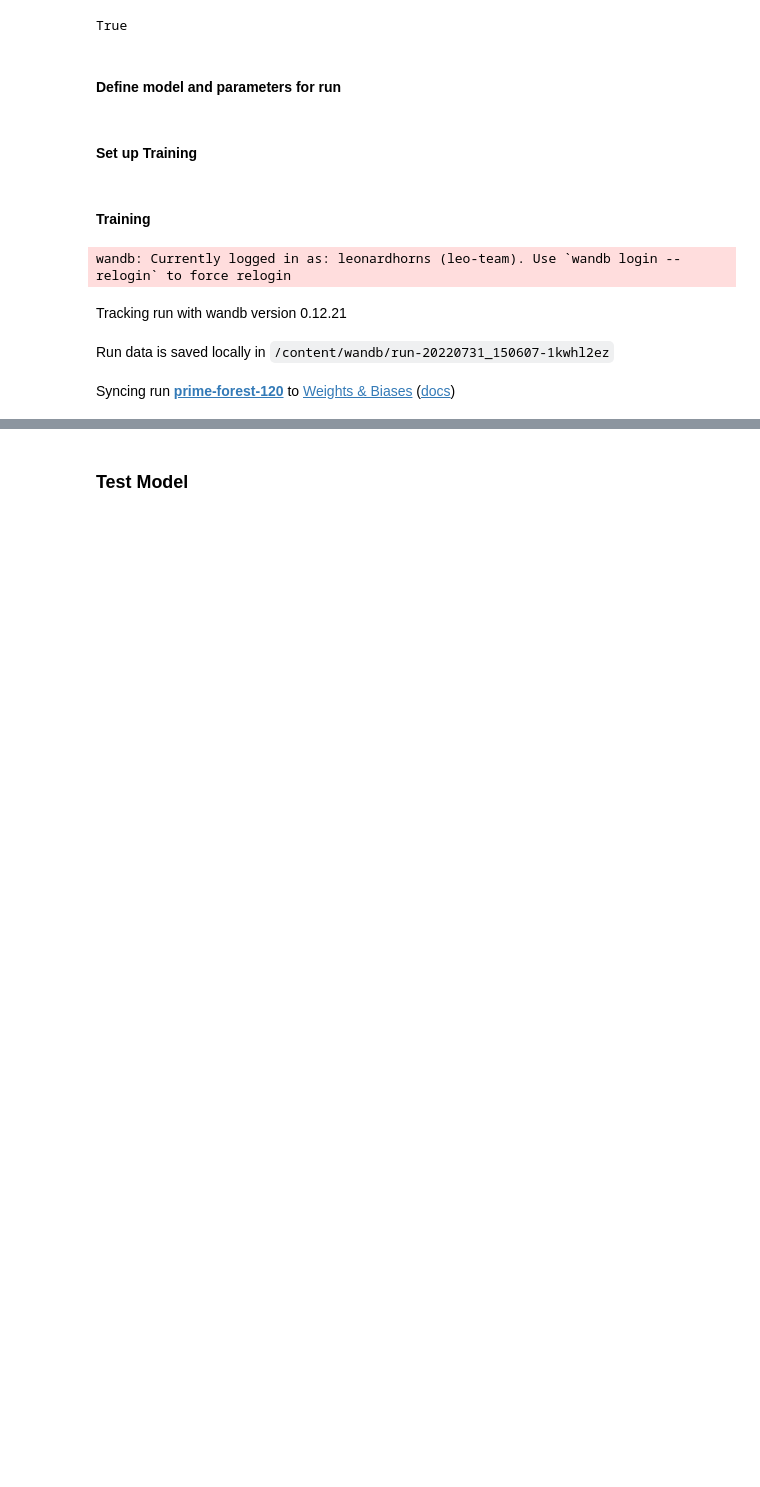
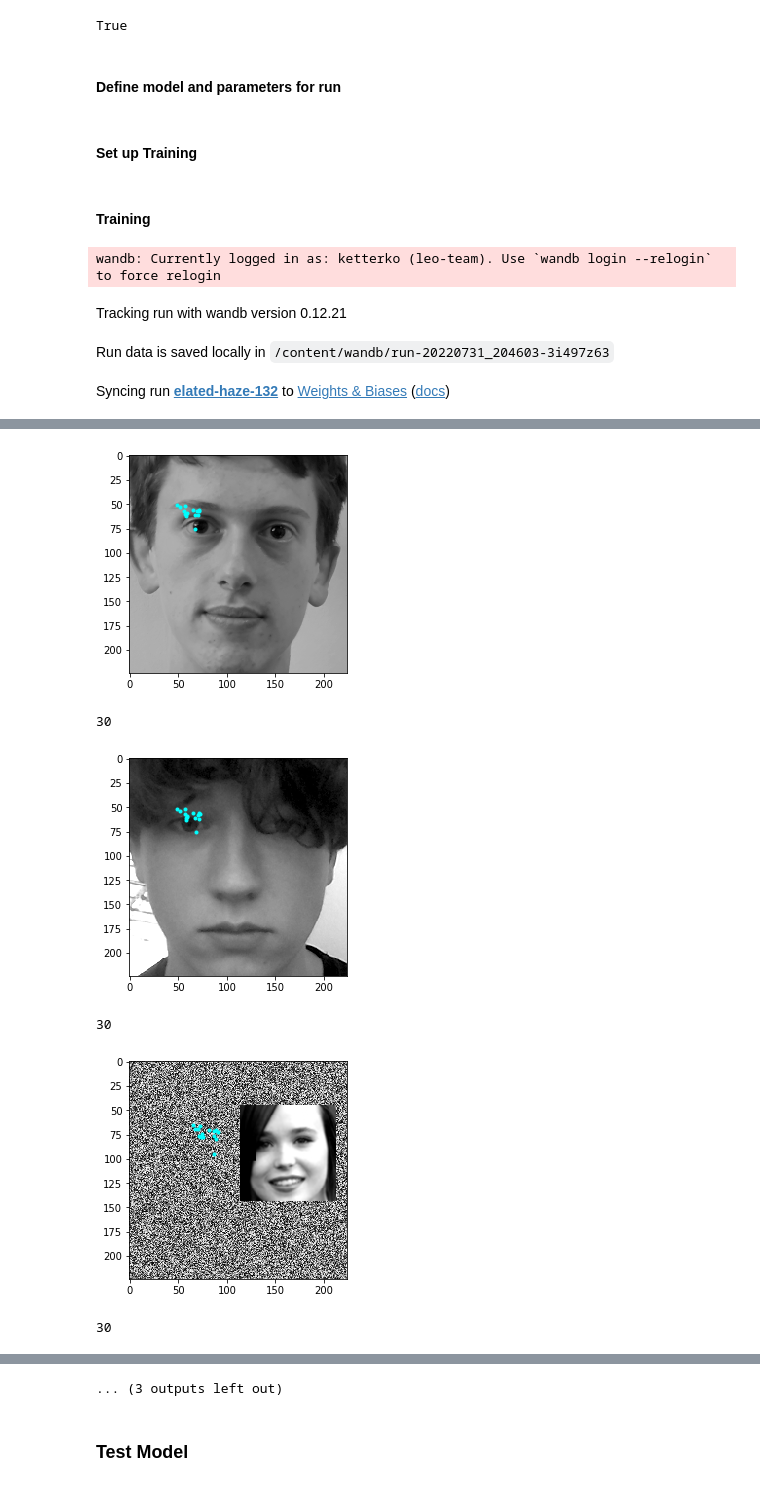
Before and after one commit to ko-redtruck/facial-landmark-detection, a Jupyter notebook: ResNet18_clean.ipynb, the cells around one changed output, grey strips where cells are left out. Cells and saved outputs as stored; diff of their text form; code cells hidden in the pictures; blank space fills up the shorter version.

```diff
--- a/ResNet18_clean.ipynb
+++ b/ResNet18_clean.ipynb
@@ -219,7 +248,7 @@ True
 # %%
 NET = "ResNet18"
 FC_LAYER = "Lin-ReLu-Lin"
-OPTIMIZER = "Adam"
+OPTIMIZER = "AdamW"
 LOSS = "MSE"
 EPOCHS = 200
 BATCH_SIZE = 400
@@ -229,7 +258,7 @@ WEIGHT_DECAY = 0.01
 # %%
 # Define parameter mappings
 from torchvision.models import resnet18
-from torch.optim import Adam
+from torch.optim import Adam, AdamW
 from torch import nn
 
 def add_fc(net, layer):
@@ -250,7 +279,9 @@ networks = {
 }
 
 optimizers = {
-    "Adam": Adam(networks[NET].parameters(), lr=LR, weight_decay=WEIGHT_DECAY)
+    "Adam": Adam(networks[NET].parameters(), lr=LR, weight_decay=WEIGHT_DECAY),
+    "AdamW" : AdamW(networks[NET].parameters(), lr=LR)
+
 }
 
 loss_functions = {
@@ -279,6 +310,9 @@ def get_data_loaders(images, labels, batch_size, test_data_split=0.1, num_worker
     return train_loader,test_loader
 # %%
 train_loader, test_loader = get_data_loaders(final_images, final_labels, batch_size=BATCH_SIZE, test_data_split=0.15, num_workers=num_workers)
+# %%
+from torch.optim.lr_scheduler import OneCycleLR
+scheduler = OneCycleLR(optimizer, max_lr=0.01, steps_per_epoch=len(train_loader), epochs=EPOCHS)
 # %% [markdown]
 #### Training
 # %%
@@ -289,11 +323,15 @@ def compute_loss(inputs, labels, net, loss_function):
     labels = labels.to(device())
 
     return loss_function(outputs, labels)
+# %%
+test_image = Image.open('test-photo-konsti.png')
+test_image_leo = Image.open('test-webcam-leo.png')
 # %%
 # Init wandb tracking
 wandb.init(project="facial-landmark-detection", entity="leo-team", config={"net": NET, "optimizer": OPTIMIZER, "final_layer": FC_LAYER, "epochs": EPOCHS, "batch_size": BATCH_SIZE, "lr": LR, "momentum": MOMENTUM, "weight decay" : WEIGHT_DECAY, "" : DATASET_AUGMENTATION_FACTOR})
 
-for epoch in range(EPOCHS):  # loop over the dataset multiple times
+# loop over the dataset multiple times
+for epoch in range(EPOCHS):
     # train model
     train_loss = 0.
     net.train()
@@ -305,9 +343,12 @@ for epoch in range(EPOCHS):  # loop over the dataset multiple times
         optimizer.zero_grad()
         loss.backward()
         optimizer.step()
+        scheduler.step()
 
     # average loss
     train_loss /= len(train_loader)
+
+    current_learning_rate = scheduler.get_last_lr()[0]
 
     # test model
     net.eval()
@@ -318,14 +359,20 @@ for epoch in range(EPOCHS):  # loop over the dataset multiple times
 
       test_loss /= len(test_loader)
 
+    if (epoch+1)%5==0:
+      plot_predicted_facial_landmarks(test_image)
+      plot_predicted_facial_landmarks(test_image_leo)
+      plot_predicated_faces(test_loader,3)
+
     # log error
-    print('epoch {}, train loss {}, test loss {}'.format(epoch+1, train_loss, test_loss))
+    print('epoch {}, train loss {}, test loss {}, learning rate {}'.format(epoch+1, train_loss, test_loss,current_learning_rate))
     wandb.log({
       "train_loss": train_loss,
       "test_loss": test_loss,
+      "learning_rate": current_learning_rate
     })
 # %% [output]
-wandb: Currently logged in as: leonardhorns (leo-team). Use `wandb login --relogin` to force relogin
+wandb: Currently logged in as: ketterko (leo-team). Use `wandb login --relogin` to force relogin
 Tracking run with wandb version 0.12.21
-Run data is saved locally in /content/wandb/run-20220731_150607-1kwhl2ez
+Run data is saved locally in /content/wandb/run-20220731_204603-3i497z63
-Syncing run prime-forest-120 to Weights & Biases (docs)
+Syncing run elated-haze-132 to Weights & Biases (docs)
@@ -348,0 +384,6 @@ epoch 200, train loss 11.921252250671387, test loss 24.421977996826172
+[figure, added]
+30
+[figure, added]
+30
+[figure, added]
+30
@@ -349,3 +391,4 @@ epoch 200, train loss 11.921252250671387, test loss 24.421977996826172
+... (3 outputs left out)
 # %% [markdown]
 ### Test Model
 # %%
```
Also changed, not shown: parts of 9 cells of this notebook.
